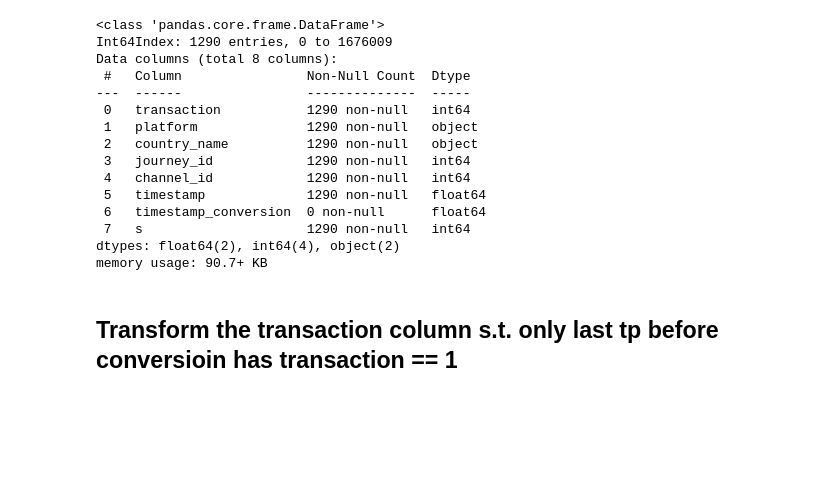
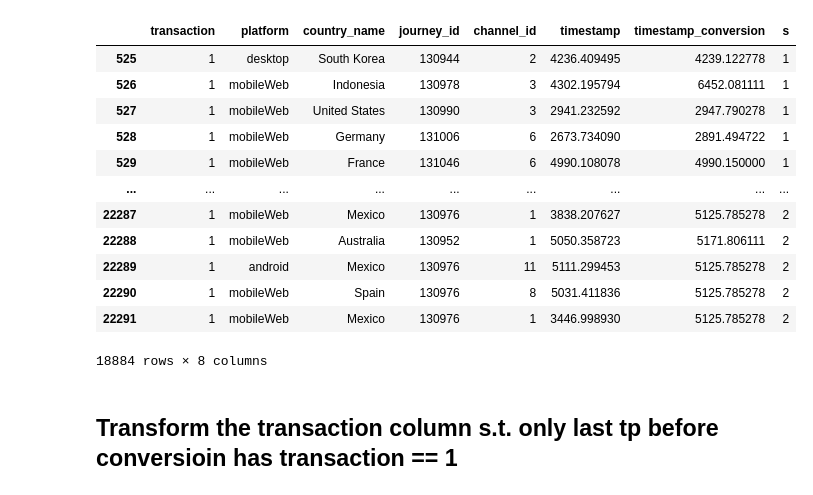
Before and after one commit to leooniiie/Thesis-marketing-attribution, a Jupyter notebook: data_prep.ipynb, the cells around one changed output. Saved outputs shown, nothing was run; the diff lists cells and outputs as text; code cells hidden in the pictures; blank space fills up the shorter version.

```diff
--- a/data_prep.ipynb
+++ b/data_prep.ipynb
@@ -12,23 +30,21 @@ df = pd.read_csv("data_sample1.csv")
 # %%
 #df.describe()
-df = df[df['journey_id'].isin(range(2000))]  # only temporary to have less data
-df.info()
+#df = df[df['journey_id'].isin(range(120000, 140000))]   only temporary to have less data, this interval, because it contains transaction == 1
+df[df['transaction']==1]  # as one can see here
 # %% [output]
+|  | transaction | platform | country_name | journey_id | channel_id | timestamp | timestamp_conversion | s |
+| 525 | 1 | desktop | South Korea | 130944 | 2 | 4236.409495 | 4239.122778 | 1 |
+| 526 | 1 | mobileWeb | Indonesia | 130978 | 3 | 4302.195794 | 6452.081111 | 1 |
+| 527 | 1 | mobileWeb | United States | 130990 | 3 | 2941.232592 | 2947.790278 | 1 |
+| 528 | 1 | mobileWeb | Germany | 131006 | 6 | 2673.734090 | 2891.494722 | 1 |
+| 529 | 1 | mobileWeb | France | 131046 | 6 | 4990.108078 | 4990.150000 | 1 |
+| ... | ... | ... | ... | ... | ... | ... | ... | ... |
+| 22287 | 1 | mobileWeb | Mexico | 130976 | 1 | 3838.207627 | 5125.785278 | 2 |
+| 22288 | 1 | mobileWeb | Australia | 130952 | 1 | 5050.358723 | 5171.806111 | 2 |
+| 22289 | 1 | android | Mexico | 130976 | 11 | 5111.299453 | 5125.785278 | 2 |
+| 22290 | 1 | mobileWeb | Spain | 130976 | 8 | 5031.411836 | 5125.785278 | 2 |
+| 22291 | 1 | mobileWeb | Mexico | 130976 | 1 | 3446.998930 | 5125.785278 | 2 |
-<class 'pandas.core.frame.DataFrame'>
-Int64Index: 1290 entries, 0 to 1676009
-Data columns (total 8 columns):
- #   Column                Non-Null Count  Dtype
----  ------                --------------  -----
- 0   transaction           1290 non-null   int64
- 1   platform              1290 non-null   object
- 2   country_name          1290 non-null   object
- 3   journey_id            1290 non-null   int64
- 4   channel_id            1290 non-null   int64
- 5   timestamp             1290 non-null   float64
- 6   timestamp_conversion  0 non-null      float64
- 7   s                     1290 non-null   int64
-dtypes: float64(2), int64(4), object(2)
-memory usage: 90.7+ KB
+18884 rows × 8 columns
 # %% [markdown]
 ## Transform the transaction column s.t. only  last tp before conversioin has transaction == 1
 # %%
```
Also changed, not shown: parts of 25 cells of this notebook, 12 other files.
